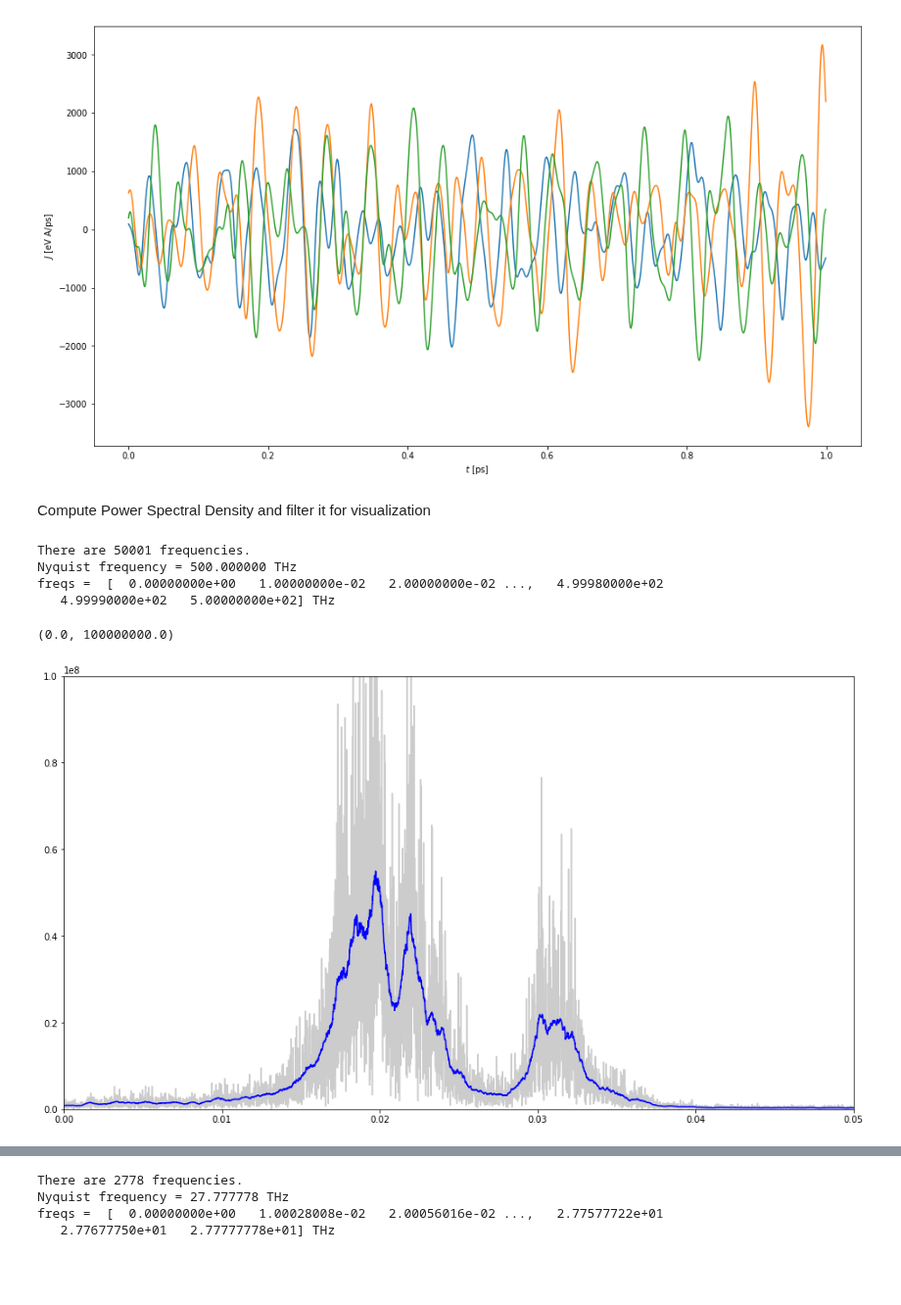
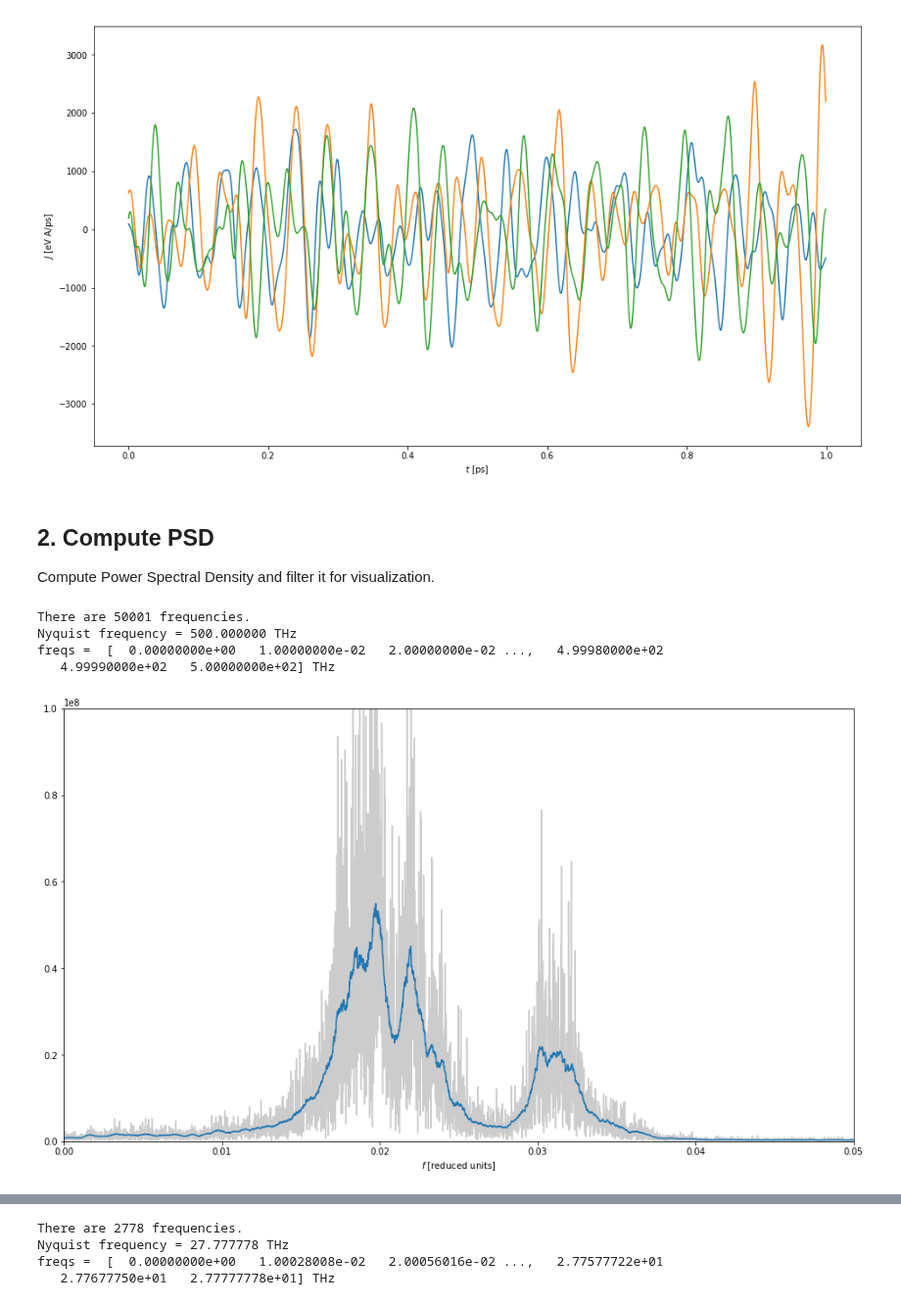
Before and after one commit to sissaschool/sportran, a Jupyter notebook: example/example_cepstrum_silica.ipynb, the cells around one changed output, grey strips where cells are left out. Shown at 98% size. Drawn from its saved outputs; the diff is of its cells as text; code cells hidden in the pictures; blank space fills up the shorter version.

```diff
--- a/example/example_cepstrum_silica.ipynb
+++ b/example/example_cepstrum_silica.ipynb
@@ -7,6 +9,5 @@ from sys import path
 path.append('/home/loris/software')
 import thermocepstrum as tc
 plt.rcParams['figure.figsize'] = (16, 9)
-#import statsmodels.api as sm
-#import pickle
+c = plt.rcParams['axes.prop_cycle'].by_key()['color']
 # %% [markdown]
@@ -57,7 +62,8 @@ plt.ylabel('$J$ [eV A/ps]');
 # %% [output]
 [figure]
 # %% [markdown]
-Compute Power Spectral Density and filter it for visualization
+## 2. Compute PSD
+Compute Power Spectral Density and filter it for visualization.
 # %%
 FILTER_WINDOW_WIDTH = 0.0005  # filter window width [reduced frequency units]
 j.compute_psd(FILTER_WINDOW_WIDTH, average_components=True)
@@ -73,9 +79,9 @@ freqs =  [  0.00000000e+00   1.00000000e-02   2.00000000e-02 ...,   4.99980000e+
 # %%
 # PSD (in reduced units)
 plt.plot(j.freqs, j.psd, '0.8')
-plt.plot(j.freqs, j.fpsd, 'b')
+plt.plot(j.freqs, j.fpsd, c=c[0])
 plt.xlim([0., 0.05])
 plt.ylim([0., 1e8])
+plt.xlabel(r'$f$ [reduced units]');
 # %% [output]
-(0.0, 100000000.0)
-[figure, old version]
+[figure, new version]
```
Also changed, not shown: parts of 24 cells of this notebook, 1 other file.
